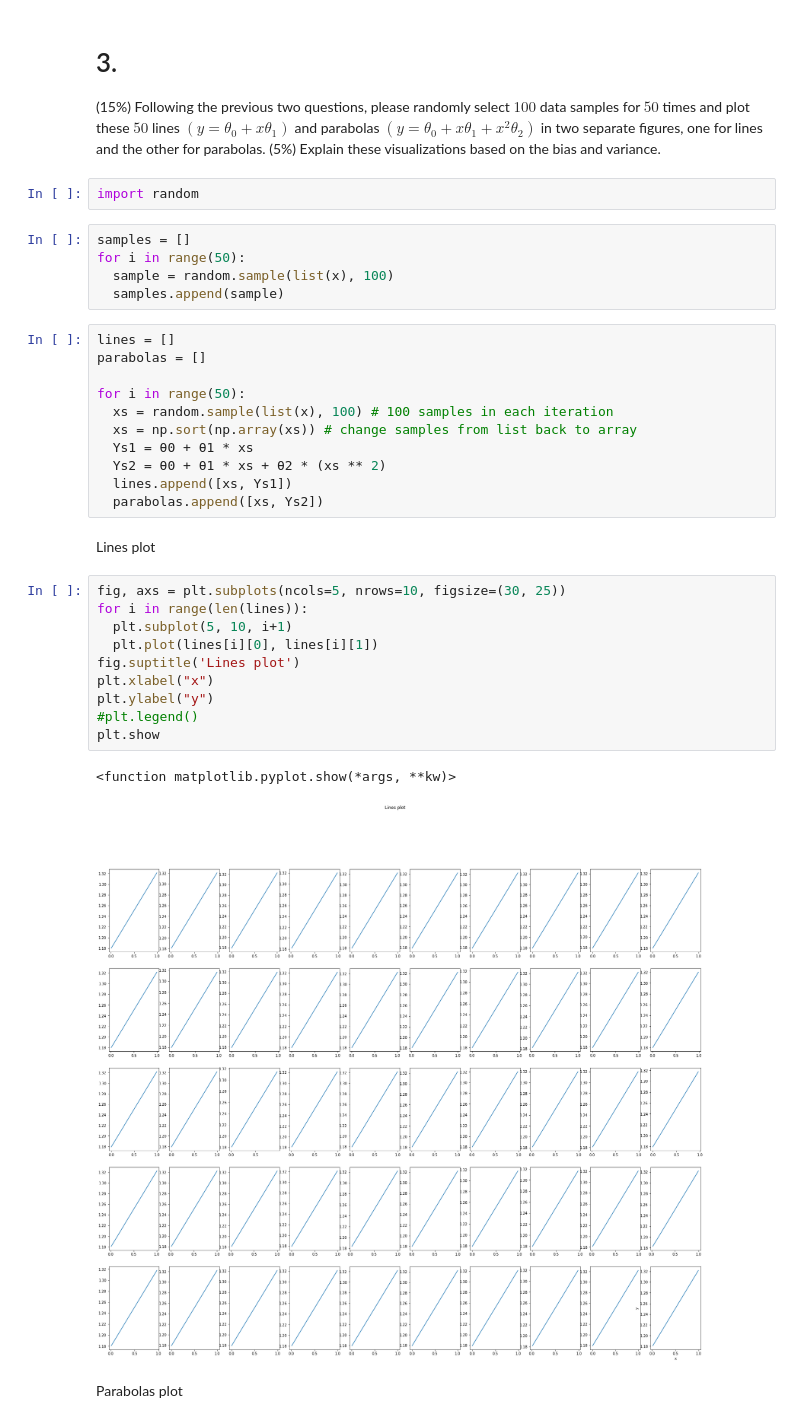
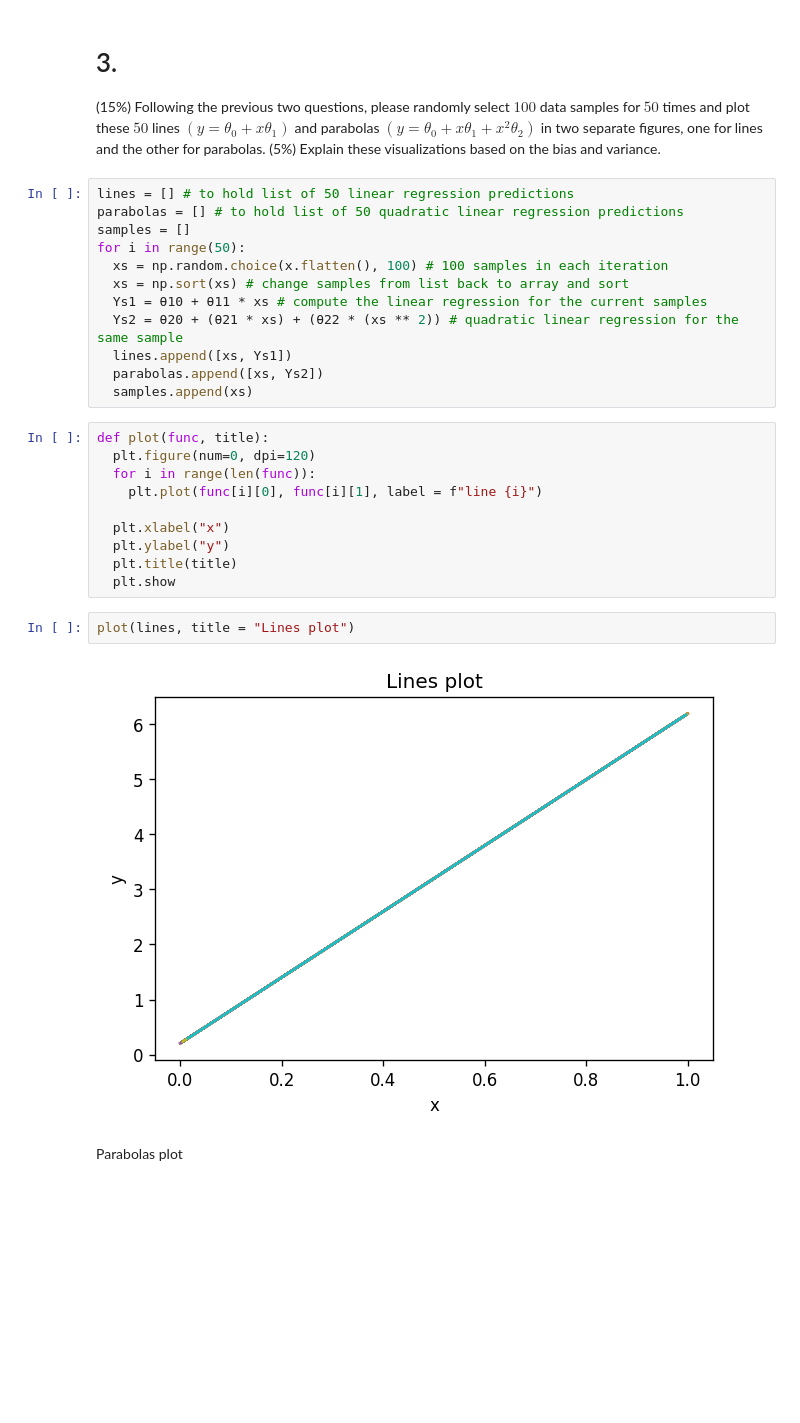
Before and after one commit to mequanent/Deep-Learning, a Jupyter notebook: Maths_for_Deep_Learning.ipynb, the cells around one changed output. Cells and saved outputs as stored; diff of their text form; blank space fills up the shorter version.

```diff
--- a/Maths_for_Deep_Learning.ipynb
+++ b/Maths_for_Deep_Learning.ipynb
@@ -154,38 +117,31 @@ rmse for 1.b is: 0.453658425277404 while rmse for q2 is: 0.12547876286929022.
 # 3.
 (15%)
 Following the previous two questions, please randomly select $100$ data samples for $50$ times and plot these $50$ lines $(y=θ_0+xθ_1)$ and parabolas $(y=θ_0+xθ_1+x^2 θ_2)$ in two separate figures, one for lines and the other for parabolas. (5%) Explain these visualizations based on the bias and variance.
-# %%
-import random
-# %%
-samples = []
-for i in range(50):
-  sample = random.sample(list(x), 100)
-  samples.append(sample)
 # %%
-lines = []
-parabolas = []
-
+lines = [] # to hold list of 50 linear regression predictions
+parabolas = [] # to hold list of 50 quadratic linear regression predictions
+samples = []
 for i in range(50):
-  xs = random.sample(list(x), 100) # 100 samples in each iteration
-  xs = np.sort(np.array(xs)) # change samples from list back to array
-  Ys1 = θ0 + θ1 * xs
-  Ys2 = θ0 + θ1 * xs + θ2 * (xs ** 2)
+  xs = np.random.choice(x.flatten(), 100) # 100 samples in each iteration
+  xs = np.sort(xs) # change samples from list back to array and sort
+  Ys1 = θ10 + θ11 * xs # compute the linear regression for the current samples
+  Ys2 = θ20 + (θ21 * xs) + (θ22 * (xs ** 2)) # quadratic linear regression for the same sample
   lines.append([xs, Ys1])
   parabolas.append([xs, Ys2])
+  samples.append(xs)
-# %% [markdown]
-Lines plot
 # %%
-fig, axs = plt.subplots(ncols=5, nrows=10, figsize=(30, 25))
-for i in range(len(lines)):
-  plt.subplot(5, 10, i+1)
-  plt.plot(lines[i][0], lines[i][1])
-fig.suptitle('Lines plot')
-plt.xlabel("x")
-plt.ylabel("y")
-#plt.legend()
-plt.show
+def plot(func, title):
+  plt.figure(num=0, dpi=120)
+  for i in range(len(func)):
+    plt.plot(func[i][0], func[i][1], label = f"line {i}")
+
+  plt.xlabel("x")
+  plt.ylabel("y")
+  plt.title(title)
+  plt.show
-# %% [output]
-<function matplotlib.pyplot.show(*args, **kw)>
-[figure, removed]
+# %%
+plot(lines, title = "Lines plot")
+# %% [output]
+[figure, added]
 # %% [markdown]
 Parabolas plot
```
Also changed, not shown: parts of 23 cells of this notebook.
